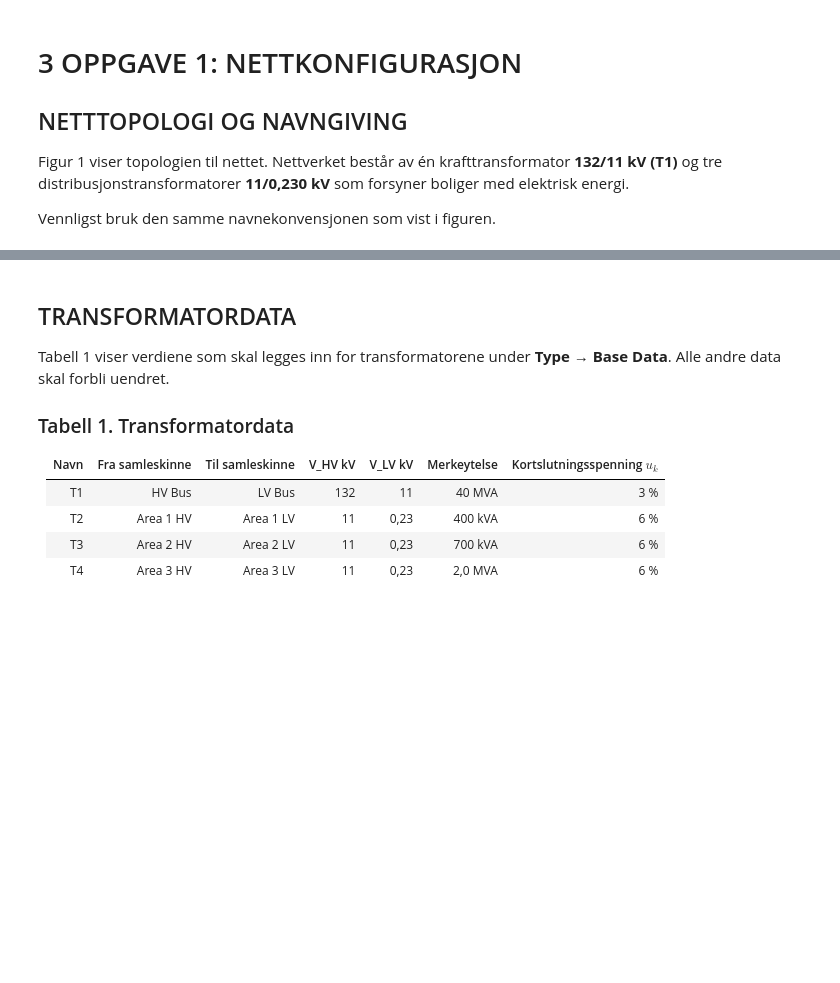
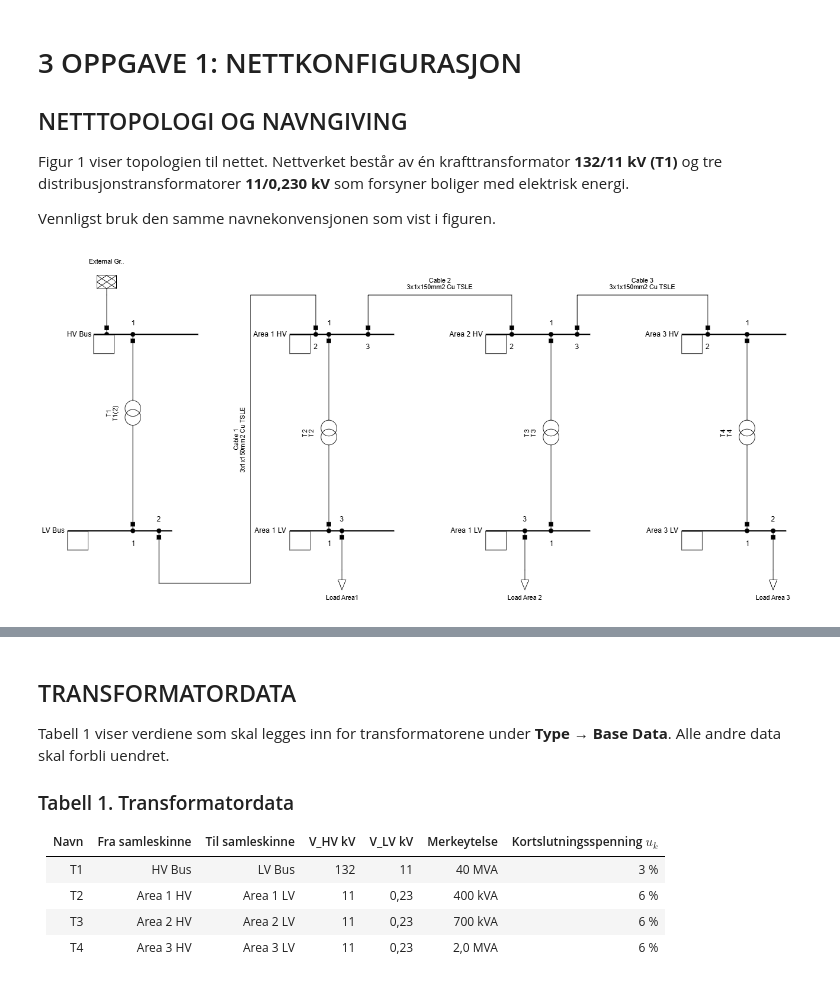
Before and after one commit to NilsJakob/dynamiske_kraftnett-book2, a Jupyter notebook: LAB/LAB2.ipynb, the cells around one changed output, grey strips where cells are left out. Saved outputs shown, nothing was run; the diff lists cells and outputs as text; code cells hidden in the pictures; blank space fills up the shorter version.

Commit message:
changed from Iframe to Image in IPython.display

```diff
--- a/LAB/LAB2.ipynb
+++ b/LAB/LAB2.ipynb
@@ -15,6 +15,13 @@ Du skal levere inn to dokumenter i Canvas:
 Figur 1 viser topologien til nettet. Nettverket består av én krafttransformator **132/11 kV (T1)** og tre distribusjonstransformatorer **11/0,230 kV** som forsyner boliger med elektrisk energi.
 
 Vennligst bruk den samme navnekonvensjonen som vist i figuren.
+# %%
+# TEST CELL
+from IPython.display import Image
+
+Image("../images/LAB2grid.png", width=1000, height=800)
+# %% [output]
+[figure, added]
 # %%
 # TEST CELL
 from IPython.display import IFrame
```
Also changed, not shown: 1 other file.
